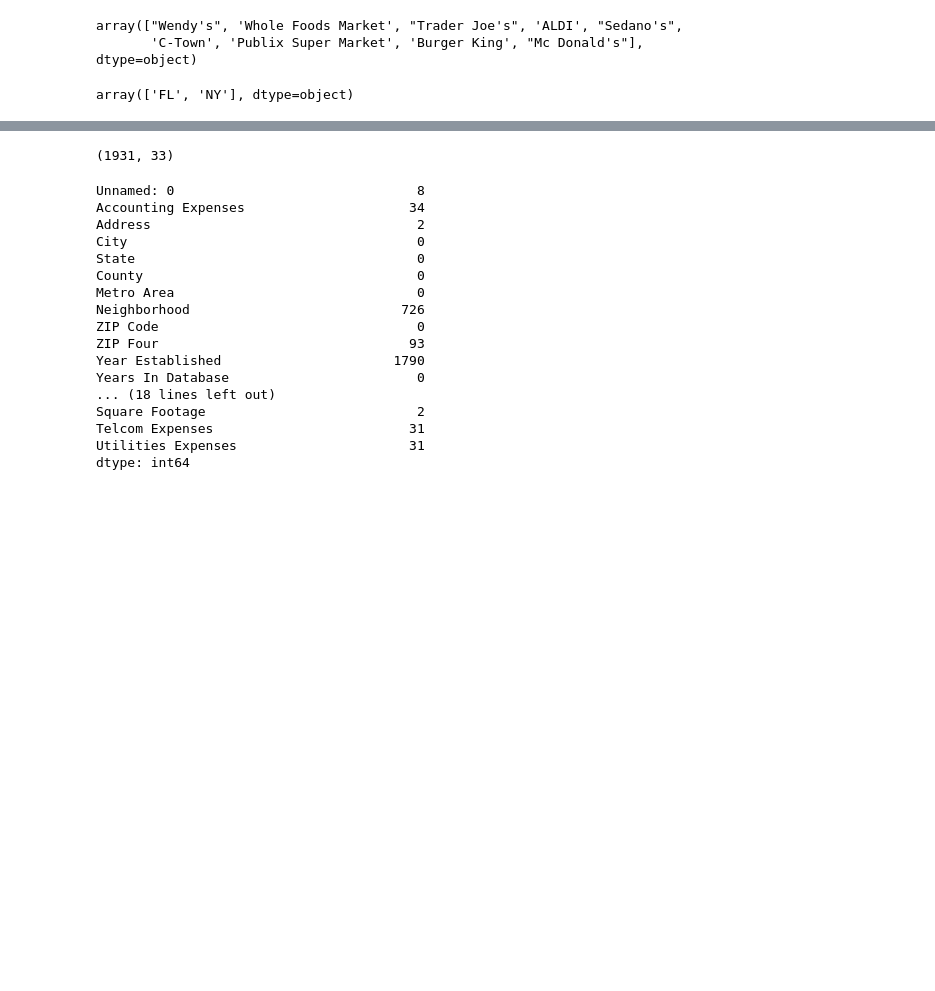
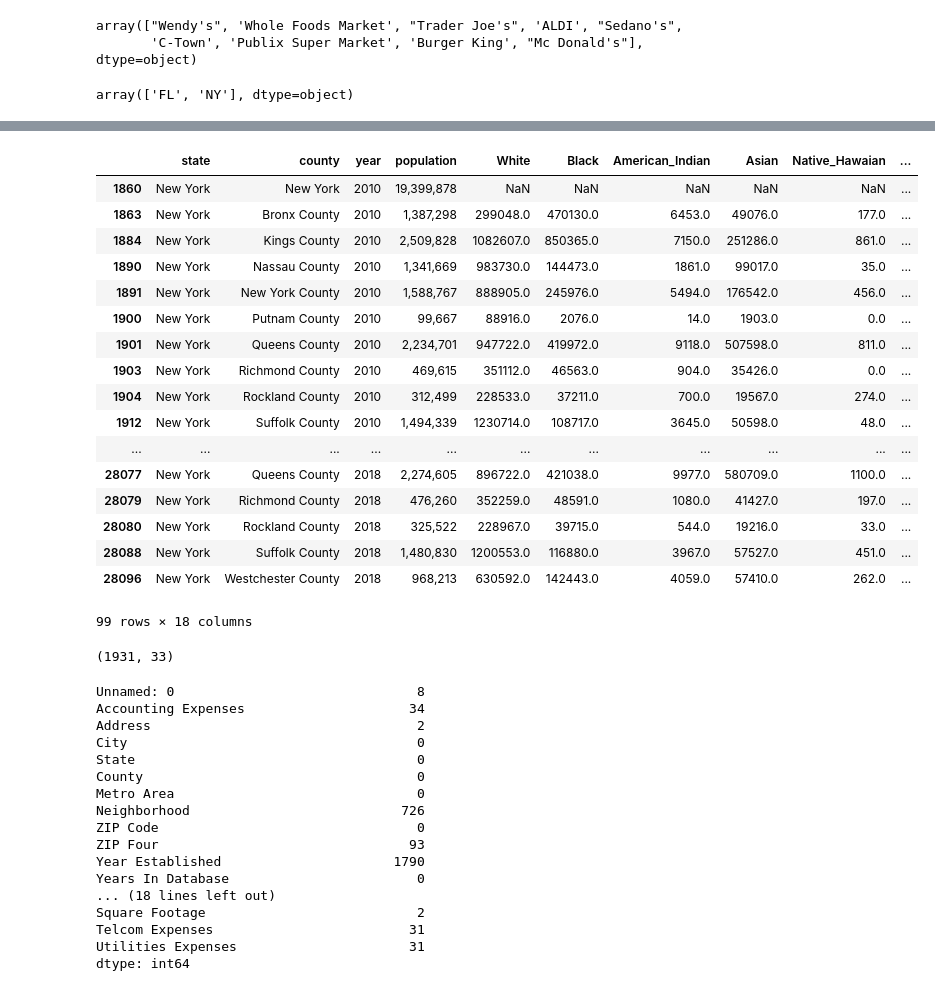
Before and after one commit to PhilAScript826/team-57, a Jupyter notebook: TeamNumber_Project_Week7.ipynb, the cells around one changed output, grey strips where cells are left out. Drawn from its saved outputs; the diff is of its cells as text; code cells hidden in the pictures; blank space fills up the shorter version.

```diff
--- a/TeamNumber_Project_Week7.ipynb
+++ b/TeamNumber_Project_Week7.ipynb
@@ -1119,0 +1139,18 @@ array(['FL', 'NY'], dtype=object)
+# %%
+county2 = ['Bronx County',
+ 'Broward County',
+ 'Kings County',
+ 'Miami-Dade County',
+ 'Nassau County',
+ 'New York',
+ 'New York County',
+ 'Palm Beach County',
+ 'Putnam County',
+ 'Queens County',
+ 'Richmond County',
+ 'Rockland County',
+ 'Suffolk County',
+ 'Westchester County']
+Pop_Demo_Inc = pd.read_csv('combined/Pop-Demo-Income.txt')
+Pop_Demo_Inc = Pop_Demo_Inc[Pop_Demo_Inc['state'].isin(['New York', 'Florida'])]
+Pop_Demo_Inc = Pop_Demo_Inc[Pop_Demo_Inc['county'].isin(county2)]
@@ -1120,3 +1159,25 @@ array(['FL', 'NY'], dtype=object)
+# %%
+
+Pop_Demo_Inc[Pop_Demo_Inc['state'] == 'New York']
+# %% [output]
+|  | state | county | year | population | White | Black | American_Indian | Asian | Native_Hawaian | ... |
+| 1860 | New York | New York | 2010 | 19,399,878 | NaN | NaN | NaN | NaN | NaN | ... |
+| 1863 | New York | Bronx County | 2010 | 1,387,298 | 299048.0 | 470130.0 | 6453.0 | 49076.0 | 177.0 | ... |
+| 1884 | New York | Kings County | 2010 | 2,509,828 | 1082607.0 | 850365.0 | 7150.0 | 251286.0 | 861.0 | ... |
+| 1890 | New York | Nassau County | 2010 | 1,341,669 | 983730.0 | 144473.0 | 1861.0 | 99017.0 | 35.0 | ... |
+| 1891 | New York | New York County | 2010 | 1,588,767 | 888905.0 | 245976.0 | 5494.0 | 176542.0 | 456.0 | ... |
+| 1900 | New York | Putnam County | 2010 | 99,667 | 88916.0 | 2076.0 | 14.0 | 1903.0 | 0.0 | ... |
+| 1901 | New York | Queens County | 2010 | 2,234,701 | 947722.0 | 419972.0 | 9118.0 | 507598.0 | 811.0 | ... |
+| 1903 | New York | Richmond County | 2010 | 469,615 | 351112.0 | 46563.0 | 904.0 | 35426.0 | 0.0 | ... |
+| 1904 | New York | Rockland County | 2010 | 312,499 | 228533.0 | 37211.0 | 700.0 | 19567.0 | 274.0 | ... |
+| 1912 | New York | Suffolk County | 2010 | 1,494,339 | 1230714.0 | 108717.0 | 3645.0 | 50598.0 | 48.0 | ... |
+| ... | ... | ... | ... | ... | ... | ... | ... | ... | ... | ... |
+| 28077 | New York | Queens County | 2018 | 2,274,605 | 896722.0 | 421038.0 | 9977.0 | 580709.0 | 1100.0 | ... |
+| 28079 | New York | Richmond County | 2018 | 476,260 | 352259.0 | 48591.0 | 1080.0 | 41427.0 | 197.0 | ... |
+| 28080 | New York | Rockland County | 2018 | 325,522 | 228967.0 | 39715.0 | 544.0 | 19216.0 | 33.0 | ... |
+| 28088 | New York | Suffolk County | 2018 | 1,480,830 | 1200553.0 | 116880.0 | 3967.0 | 57527.0 | 451.0 | ... |
+| 28096 | New York | Westchester County | 2018 | 968,213 | 630592.0 | 142443.0 | 4059.0 | 57410.0 | 262.0 | ... |
+99 rows × 18 columns
 # %%
 combined.shape
 # %% [output]
```
Also changed, not shown: parts of 2 cells of this notebook, 2 other files.
